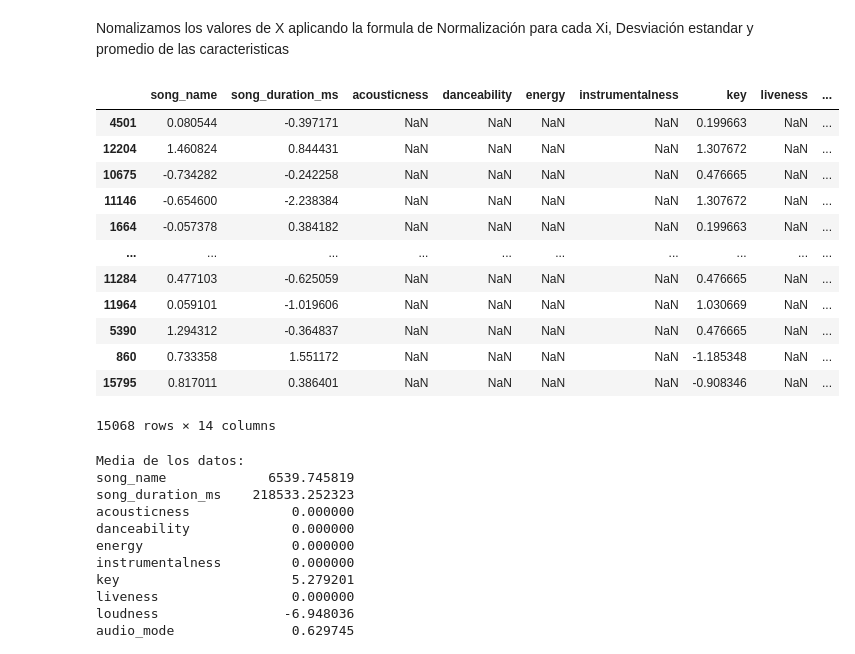
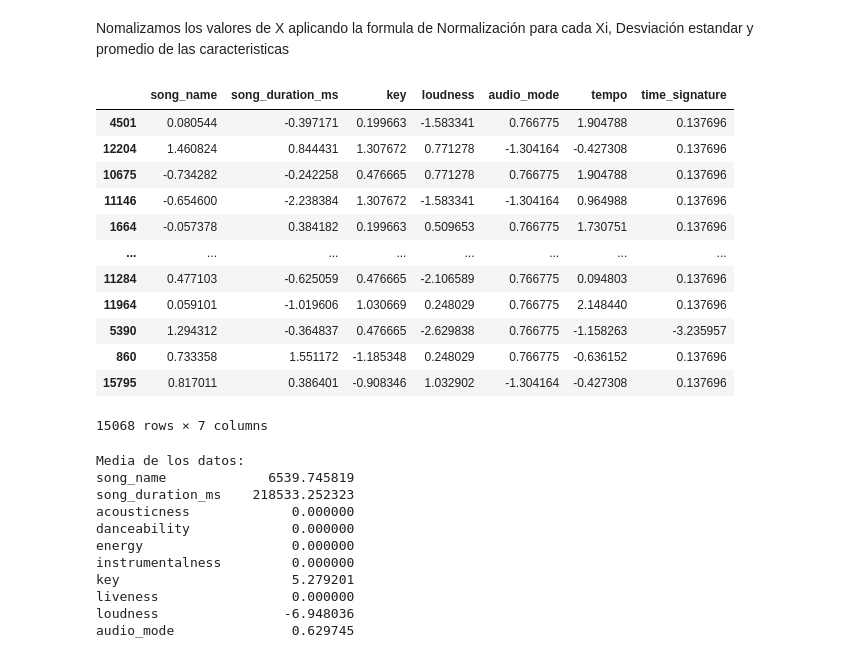
Before and after one commit to RosaCe21/Blanco-Moya-Rosa-Leonor-SIS420-AI, a Jupyter notebook: Laboratorios/LAB-02/regresio.ipynb, the cells around one changed output. Saved outputs shown, nothing was run; the diff lists cells and outputs as text; code cells hidden in the pictures.

```diff
--- a/Laboratorios/LAB-02/regresio.ipynb
+++ b/Laboratorios/LAB-02/regresio.ipynb
@@ -263,25 +281,27 @@ def featureNormalize(X):
 
   return X_norm, mu, sigma
 # %%
+import pandas as pd
+
 # Llamamos a la funcion featureNormalize con los datos cargados
 X_norm, mu, sigma = featureNormalize(X_train)
-
+X_norm_cleaned = X_norm.dropna(axis=1)
 # Mostramos los datos normalizados
-X_norm
+X_norm_cleaned
 # %% [output]
-|  | song_name | song_duration_ms | acousticness | danceability | energy | instrumentalness | key | liveness | ... |
-| 4501 | 0.080544 | -0.397171 | NaN | NaN | NaN | NaN | 0.199663 | NaN | ... |
-| 12204 | 1.460824 | 0.844431 | NaN | NaN | NaN | NaN | 1.307672 | NaN | ... |
-| 10675 | -0.734282 | -0.242258 | NaN | NaN | NaN | NaN | 0.476665 | NaN | ... |
-| 11146 | -0.654600 | -2.238384 | NaN | NaN | NaN | NaN | 1.307672 | NaN | ... |
-| 1664 | -0.057378 | 0.384182 | NaN | NaN | NaN | NaN | 0.199663 | NaN | ... |
-| ... | ... | ... | ... | ... | ... | ... | ... | ... | ... |
-| 11284 | 0.477103 | -0.625059 | NaN | NaN | NaN | NaN | 0.476665 | NaN | ... |
-| 11964 | 0.059101 | -1.019606 | NaN | NaN | NaN | NaN | 1.030669 | NaN | ... |
-| 5390 | 1.294312 | -0.364837 | NaN | NaN | NaN | NaN | 0.476665 | NaN | ... |
-| 860 | 0.733358 | 1.551172 | NaN | NaN | NaN | NaN | -1.185348 | NaN | ... |
-| 15795 | 0.817011 | 0.386401 | NaN | NaN | NaN | NaN | -0.908346 | NaN | ... |
+|  | song_name | song_duration_ms | key | loudness | audio_mode | tempo | time_signature |
+| 4501 | 0.080544 | -0.397171 | 0.199663 | -1.583341 | 0.766775 | 1.904788 | 0.137696 |
+| 12204 | 1.460824 | 0.844431 | 1.307672 | 0.771278 | -1.304164 | -0.427308 | 0.137696 |
+| 10675 | -0.734282 | -0.242258 | 0.476665 | 0.771278 | 0.766775 | 1.904788 | 0.137696 |
+| 11146 | -0.654600 | -2.238384 | 1.307672 | -1.583341 | -1.304164 | 0.964988 | 0.137696 |
+| 1664 | -0.057378 | 0.384182 | 0.199663 | 0.509653 | 0.766775 | 1.730751 | 0.137696 |
+| ... | ... | ... | ... | ... | ... | ... | ... |
+| 11284 | 0.477103 | -0.625059 | 0.476665 | -2.106589 | 0.766775 | 0.094803 | 0.137696 |
+| 11964 | 0.059101 | -1.019606 | 1.030669 | 0.248029 | 0.766775 | 2.148440 | 0.137696 |
+| 5390 | 1.294312 | -0.364837 | 0.476665 | -2.629838 | 0.766775 | -1.158263 | -3.235957 |
+| 860 | 0.733358 | 1.551172 | -1.185348 | 0.248029 | 0.766775 | -0.636152 | 0.137696 |
+| 15795 | 0.817011 | 0.386401 | -0.908346 | 1.032902 | -1.304164 | -0.427308 | 0.137696 |
-15068 rows × 14 columns
+15068 rows × 7 columns
 # %%
 # Mostramos resultados de los datos de media y desviación estandar
 
```
Also changed, not shown: parts of 22 cells of this notebook.
